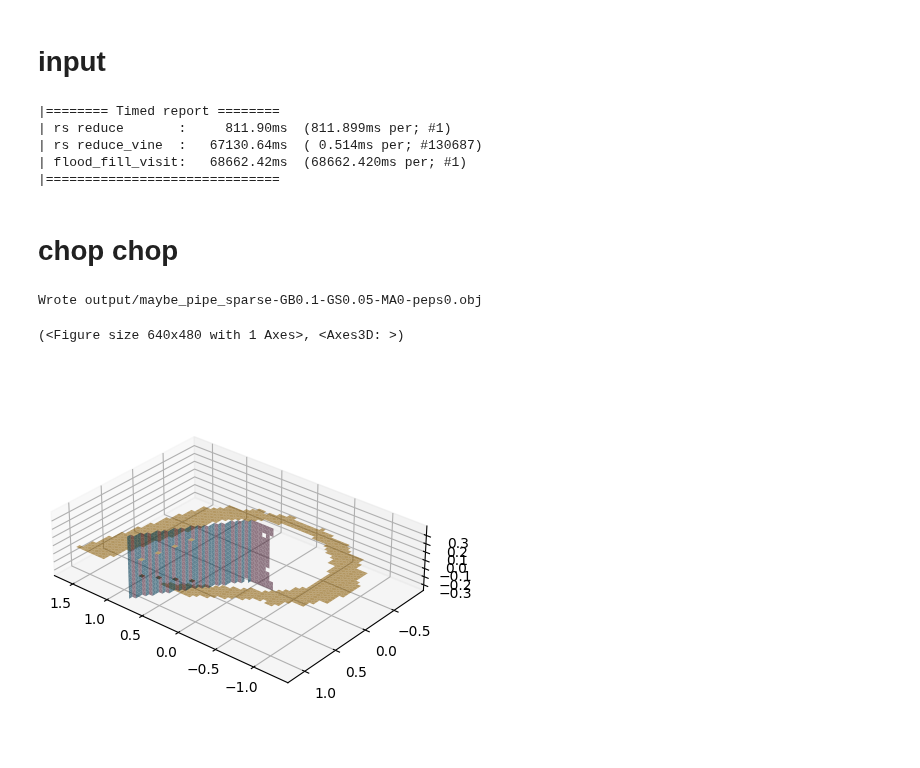
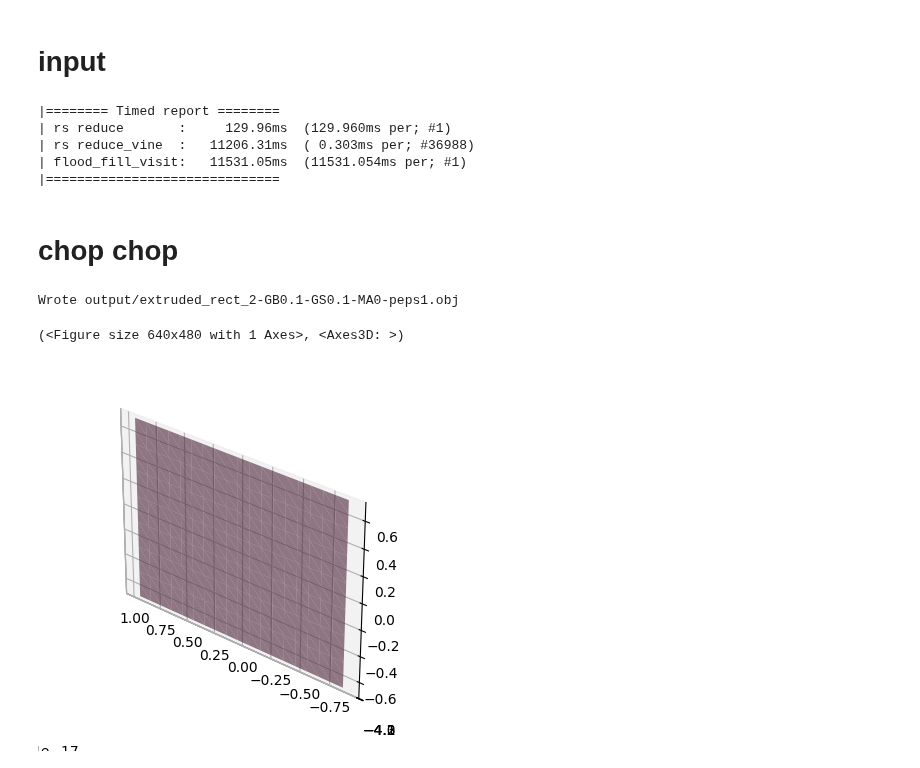
Before and after one commit to medial-ax/medial-ax, a Jupyter notebook: rustbook.ipynb, the cells around one changed output. Drawn from its saved outputs; the diff is of its cells as text; code cells hidden in the pictures.

```diff
--- a/rustbook.ipynb
+++ b/rustbook.ipynb
@@ -55,7 +55,7 @@ def export_obj(ex: ex.Example, complex: cplx.complex, faces: List[np.ndarray]):
 # %% [markdown]
 # input
 # %%
-example = ex.maybepipe
+example = ex.rect_test2
 
 our_complex = inp.read_obj(example.filename)
 gridd = grid.Grid3.from_complex(our_complex, example.grid_size, buffer=example.grid_buffer)
@@ -92,9 +92,9 @@ with utils.Timed('flood_fill_visit'):
 utils.Timed.report()
 # %% [output]
 |======== Timed report ========
-| rs reduce       :     811.90ms  (811.899ms per; #1)
-| rs reduce_vine  :   67130.64ms  ( 0.514ms per; #130687)
-| flood_fill_visit:   68662.42ms  (68662.420ms per; #1)
+| rs reduce       :     129.96ms  (129.960ms per; #1)
+| rs reduce_vine  :   11206.31ms  ( 0.303ms per; #36988)
+| flood_fill_visit:   11531.05ms  (11531.054ms per; #1)
 |==============================
 # %% [markdown]
 # chop chop
@@ -104,13 +104,14 @@ medaxdim = 0 # can say example.medial_axis when set
 
 # euclidean prune: all dims
 euclid_prune = True
-prune_dist = 0.4
+prune_dist = 1.5
+
 
 # coboundary: dim 0,2
-cofaceprune = True
+cofaceprune = False
 
 # persistence prune: dim 1
-persprune = True
+persprune = False
 persistence_threshold = 0.01
 
 ###########################################
@@ -128,32 +129,32 @@ for (old_cell, new_cell, swaps) in list_of_swaps:
 
   # persistence: mainly for dim 1
   if persprune:
     swaps.prune_persistence(rs_complex, state_old, state_new, persistence_threshold)
 
   # euclidean prune: for all dims
   # NOTE: dist prune is NOT grid size based, it is absolute dist
   # if example.prune_dist is not None:
   #   swaps.prune_euclidian(rs_complex, example.prune_dist**2)
   if euclid_prune:
     swaps.prune_euclidian(rs_complex, prune_dist**2)
   # END PRUNING
 
   # CHOOSE MEDIAL AXIS HERE (`example.medial_axis`):
   swaps = list(filter(lambda t: t.dim == medaxdim, swaps.v))
 
   if 0 < len(swaps):
     faces.append(gridd.dual_face(old_cell, new_cell))
 
 export_obj(example, our_complex, faces)
 ourplot.plot_vineyard_results(
   our_complex,
   gridd,
   faces,
   CameraOpt(azim=130, elev=30),
   skip_grid=True,
   skip_cube=True
 )
 # %% [output]
-Wrote output/maybe_pipe_sparse-GB0.1-GS0.05-MA0-peps0.obj
+Wrote output/extruded_rect_2-GB0.1-GS0.1-MA0-peps1.obj
 (<Figure size 640x480 with 1 Axes>, <Axes3D: >)
-[figure, old version]
+[figure, new version]
```
Also changed, not shown: 3 other files.
